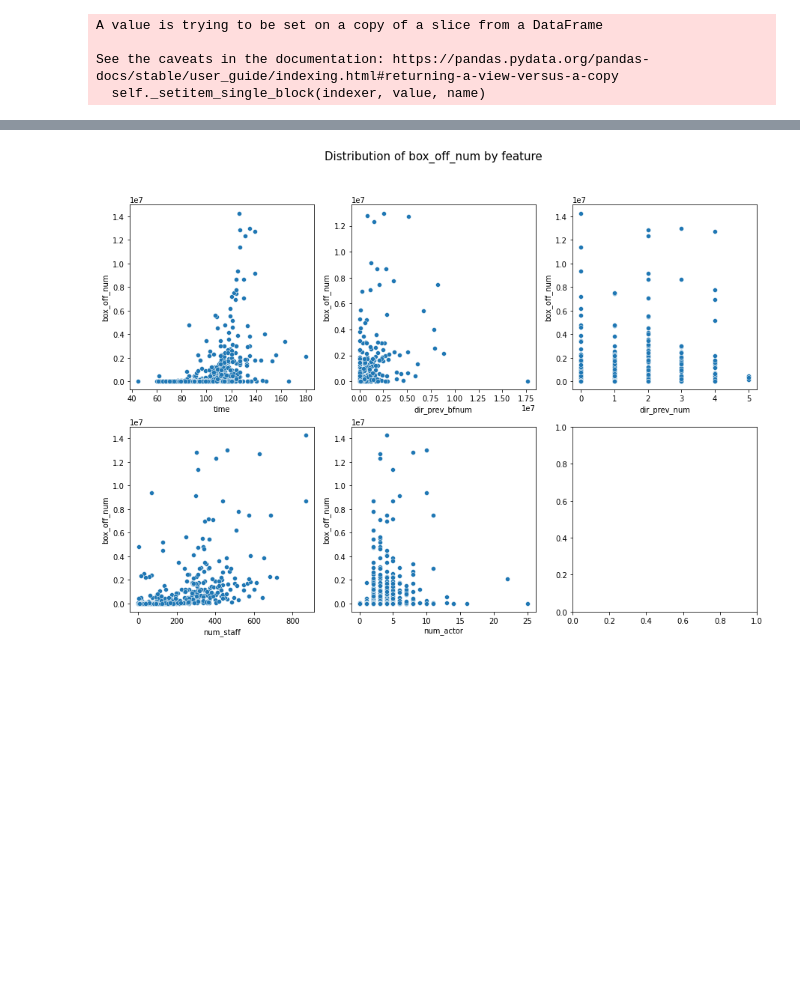
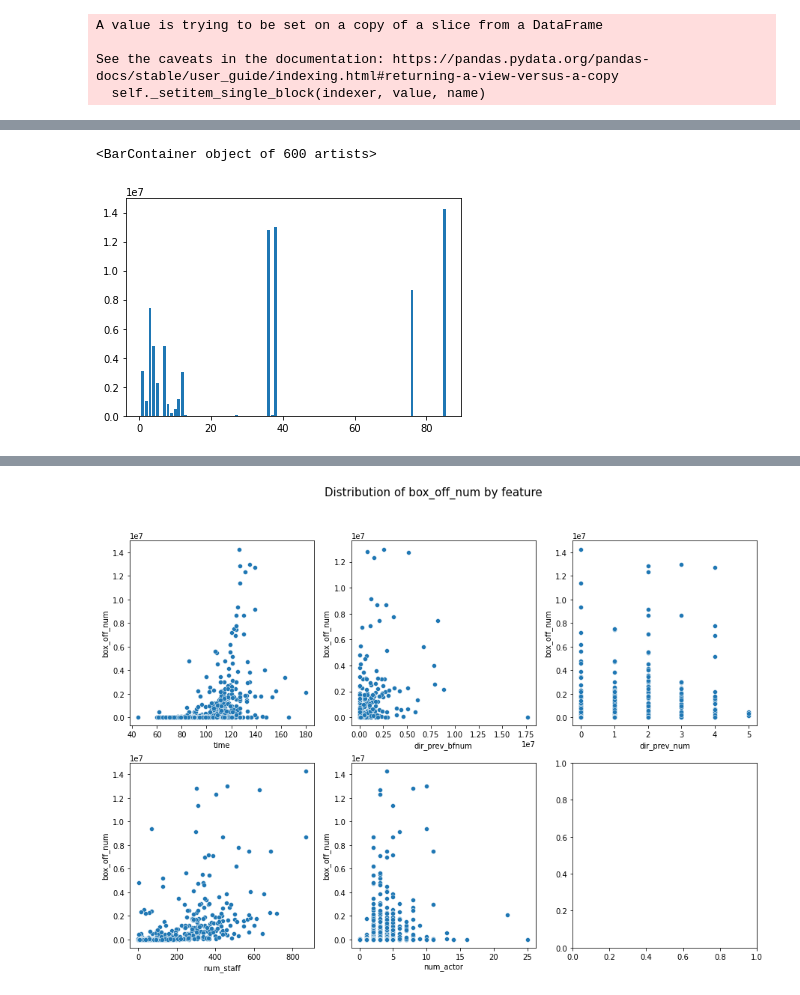
Before and after one commit to sexymonster/Dacon, a Jupyter notebook: project_movie.ipynb, the cells around one changed output, grey strips where cells are left out. Saved outputs shown, nothing was run; the diff lists cells and outputs as text; code cells hidden in the pictures; blank space fills up the shorter version.

```diff
--- a/project_movie.ipynb
+++ b/project_movie.ipynb
@@ -205,6 +254,11 @@ data.tail()
 # %%
 data_train = data.iloc[:600,:]
 data_test = data.iloc[600:,:-1]
+# %%
+plt.bar(data_train.distributor,data_train.box_off_num)
+# %% [output]
+<BarContainer object of 600 artists>
+[figure, added]
 # %%
 data_train.tail()
 # %% [output]
```
Also changed, not shown: parts of 98 cells of this notebook.
